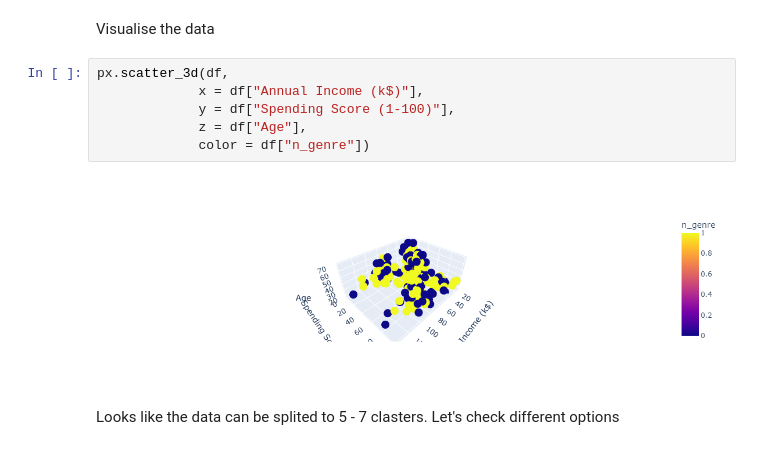
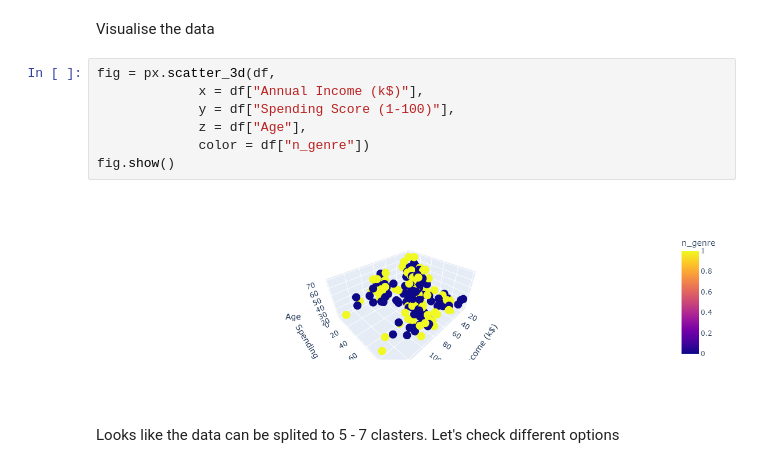
Before and after one commit to dkorolyuk/ML, a Jupyter notebook: DBSCAN/DBSCAN.ipynb, the cells around one changed output. Drawn from its saved outputs; the diff is of its cells as text.

```diff
--- a/DBSCAN/DBSCAN.ipynb
+++ b/DBSCAN/DBSCAN.ipynb
@@ -81,13 +65,14 @@ dft
 # %% [markdown]
 Visualise the data
 # %%
-px.scatter_3d(df,
+fig = px.scatter_3d(df,
              x = df["Annual Income (k$)"],
              y = df["Spending Score (1-100)"],
              z = df["Age"],
              color = df["n_genre"])
+fig.show()
 # %% [output]
-[figure, old version]
+[figure, new version]
 # %% [markdown]
 Looks like the data can be splited to 5 - 7 clasters. Let's check different options
 # %%
```
Also changed, not shown: parts of 13 cells of this notebook, 4 other files.
